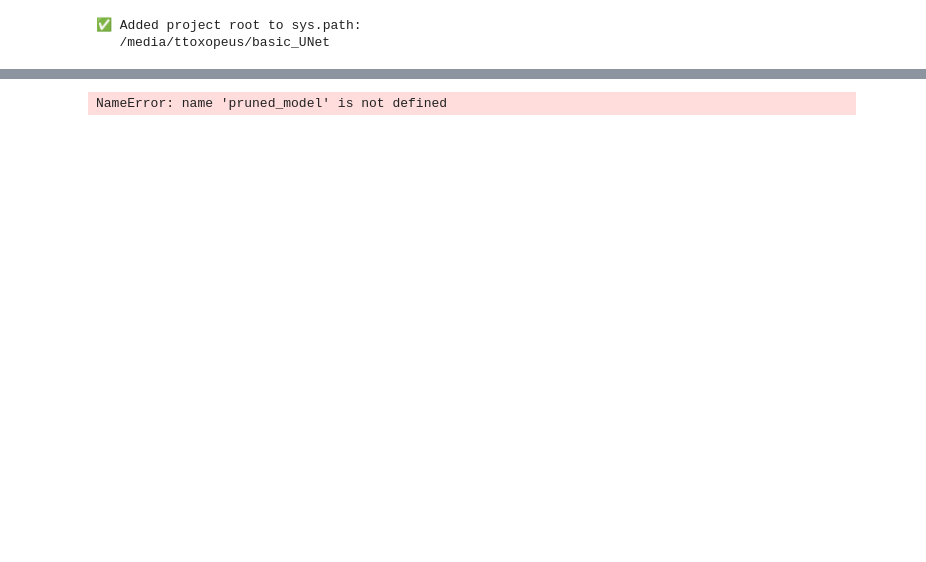
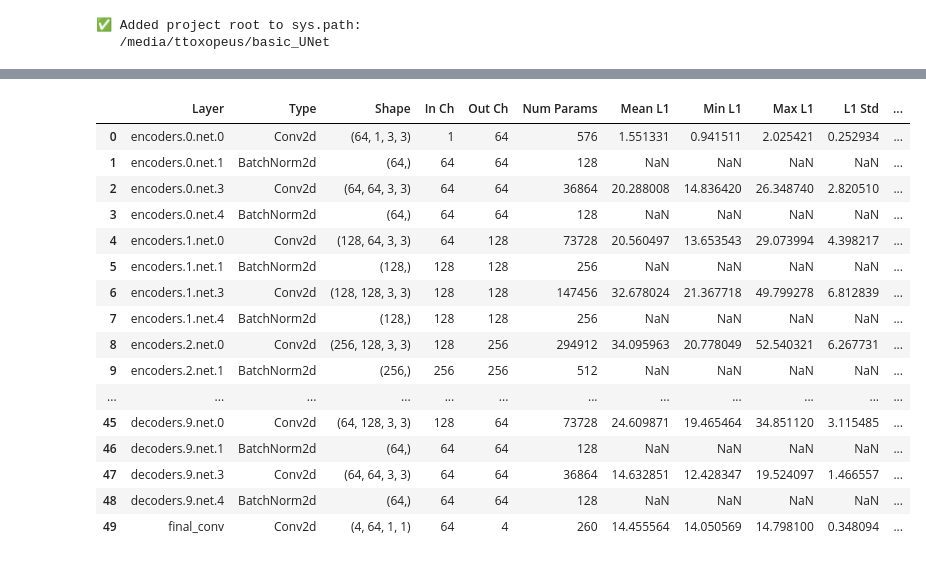
Before and after one commit to TijmenToxopeus/basic_UNet, a Jupyter notebook: src/pruning/pruning_notebook.ipynb, the cells around one changed output, grey strips where cells are left out. Cells and saved outputs as stored; diff of their text form; code cells hidden in the pictures; blank space fills up the shorter version.

```diff
--- a/src/pruning/pruning_notebook.ipynb
+++ b/src/pruning/pruning_notebook.ipynb
@@ -186,22 +182,38 @@ AttributeError: 'str' object has no attribute 'with_name'
 # %%
 # df_pruned = model_to_dataframe_with_l1(
 #     pruned_model,
 #     remove_nan_layers=True,
 #     block_ratios=block_ratios,
 #     post_prune_ratios=post_ratios
 # )
 # display(df_pruned)
 
 
 df_pruned = model_to_dataframe_with_l1(
     pruned_model,
     l1_stats=l1_stats,
-    remove_nan_layers=True,
+    remove_nan_layers=False,
     block_ratios=block_ratios,
     post_prune_ratios=post_ratios
 )
 
 display(df_pruned)
 # %% [output]
-NameError: name 'pruned_model' is not defined
+|  | Layer | Type | Shape | In Ch | Out Ch | Num Params | Mean L1 | Min L1 | Max L1 | L1 Std | ... |
+| 0 | encoders.0.net.0 | Conv2d | (64, 1, 3, 3) | 1 | 64 | 576 | 1.551331 | 0.941511 | 2.025421 | 0.252934 | ... |
+| 1 | encoders.0.net.1 | BatchNorm2d | (64,) | 64 | 64 | 128 | NaN | NaN | NaN | NaN | ... |
+| 2 | encoders.0.net.3 | Conv2d | (64, 64, 3, 3) | 64 | 64 | 36864 | 20.288008 | 14.836420 | 26.348740 | 2.820510 | ... |
+| 3 | encoders.0.net.4 | BatchNorm2d | (64,) | 64 | 64 | 128 | NaN | NaN | NaN | NaN | ... |
+| 4 | encoders.1.net.0 | Conv2d | (128, 64, 3, 3) | 64 | 128 | 73728 | 20.560497 | 13.653543 | 29.073994 | 4.398217 | ... |
+| 5 | encoders.1.net.1 | BatchNorm2d | (128,) | 128 | 128 | 256 | NaN | NaN | NaN | NaN | ... |
+| 6 | encoders.1.net.3 | Conv2d | (128, 128, 3, 3) | 128 | 128 | 147456 | 32.678024 | 21.367718 | 49.799278 | 6.812839 | ... |
+| 7 | encoders.1.net.4 | BatchNorm2d | (128,) | 128 | 128 | 256 | NaN | NaN | NaN | NaN | ... |
+| 8 | encoders.2.net.0 | Conv2d | (256, 128, 3, 3) | 128 | 256 | 294912 | 34.095963 | 20.778049 | 52.540321 | 6.267731 | ... |
+| 9 | encoders.2.net.1 | BatchNorm2d | (256,) | 256 | 256 | 512 | NaN | NaN | NaN | NaN | ... |
+| ... | ... | ... | ... | ... | ... | ... | ... | ... | ... | ... | ... |
+| 45 | decoders.9.net.0 | Conv2d | (64, 128, 3, 3) | 128 | 64 | 73728 | 24.609871 | 19.465464 | 34.851120 | 3.115485 | ... |
+| 46 | decoders.9.net.1 | BatchNorm2d | (64,) | 64 | 64 | 128 | NaN | NaN | NaN | NaN | ... |
+| 47 | decoders.9.net.3 | Conv2d | (64, 64, 3, 3) | 64 | 64 | 36864 | 14.632851 | 12.428347 | 19.524097 | 1.466557 | ... |
+| 48 | decoders.9.net.4 | BatchNorm2d | (64,) | 64 | 64 | 128 | NaN | NaN | NaN | NaN | ... |
+| 49 | final_conv | Conv2d | (4, 64, 1, 1) | 64 | 4 | 260 | 14.455564 | 14.050569 | 14.798100 | 0.348094 | ... |
 # %%
```
Also changed, not shown: parts of 5 cells of this notebook, 5 other files.
